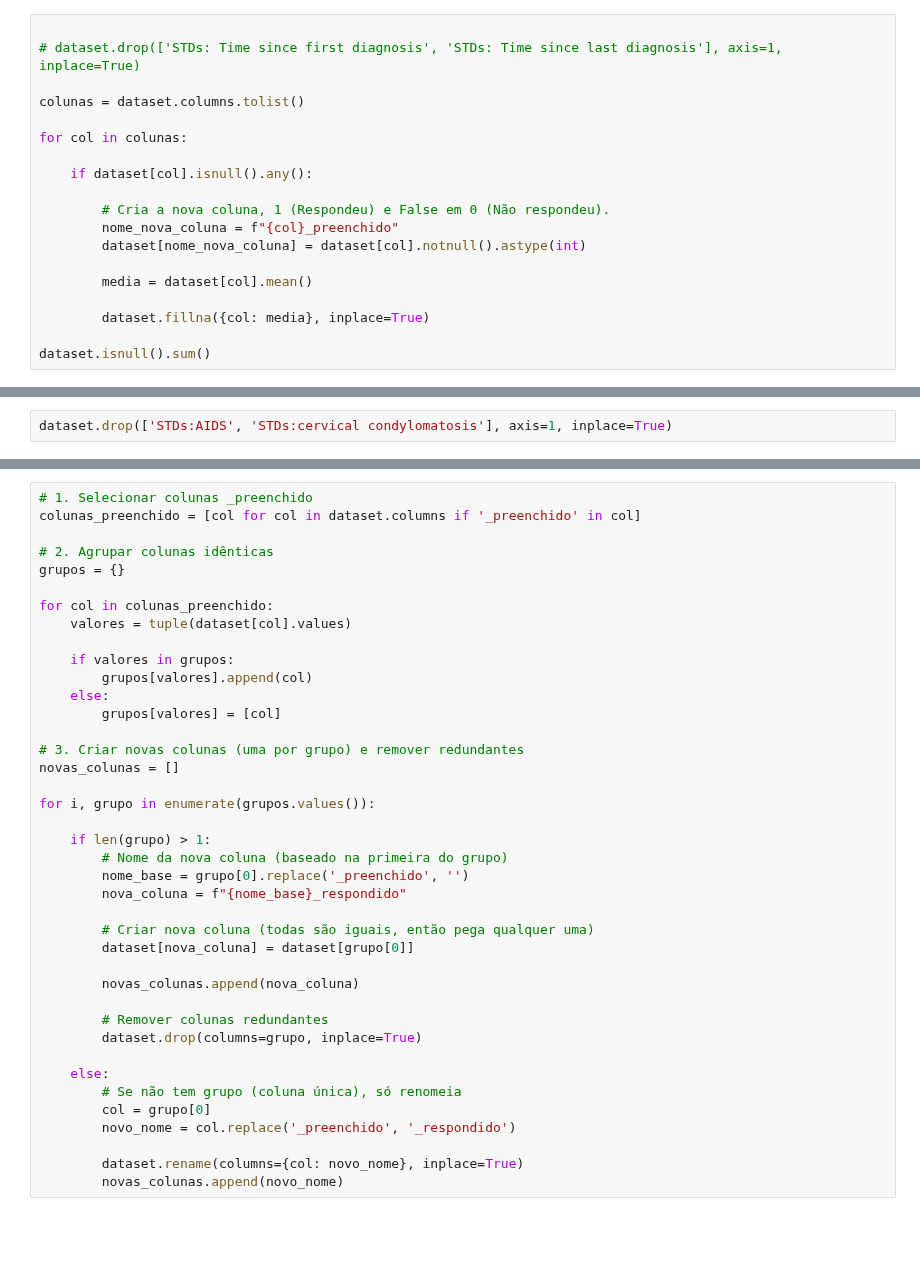
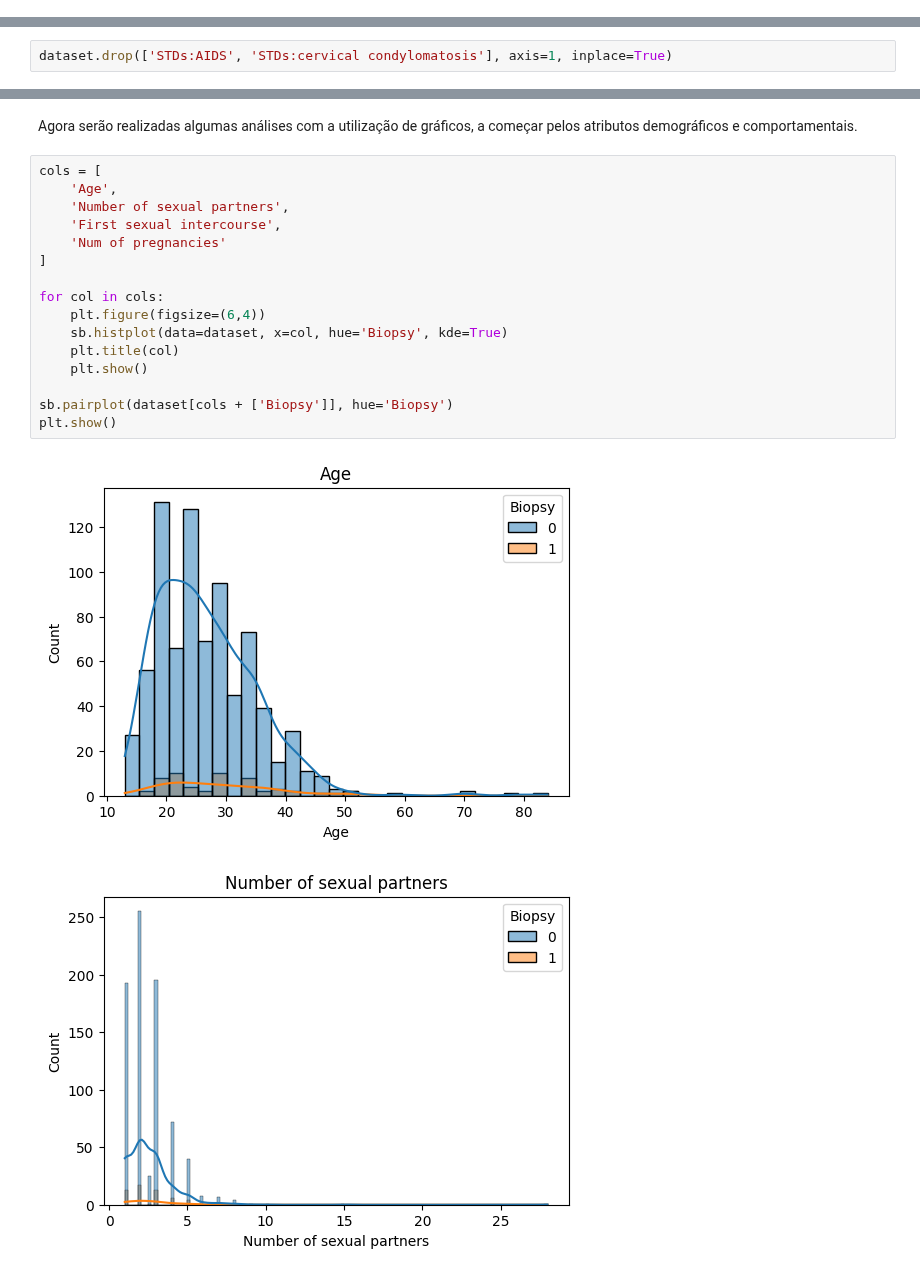
Before and after one commit to tech-challenge-fiap-GRUPO-2026/tech-challenge-fase1, a Jupyter notebook: init_cervical_cancer.ipynb, the cells around one changed output, grey strips where cells are left out. Drawn from its saved outputs; the diff is of its cells as text; blank space fills up the shorter version.

```diff
--- a/init_cervical_cancer.ipynb
+++ b/init_cervical_cancer.ipynb
@@ -78,19 +267,0 @@ A escolha da **média** faz sentido se associar ela às novas colunas, então o
-# %%
-
-# dataset.drop(['STDs: Time since first diagnosis', 'STDs: Time since last diagnosis'], axis=1, inplace=True)
-
-colunas = dataset.columns.tolist()
-
-for col in colunas:
-
-    if dataset[col].isnull().any():
-
-        # Cria a nova coluna, 1 (Respondeu) e False em 0 (Não respondeu).
-        nome_nova_coluna = f"{col}_preenchido"
-        dataset[nome_nova_coluna] = dataset[col].notnull().astype(int)
-
-        media = dataset[col].mean()
-
-        dataset.fillna({col: media}, inplace=True)
-
-dataset.isnull().sum()
@@ -203,40 +286,21 @@ Será feito o agrupamento no dataset
-# %%
-# 1. Selecionar colunas _preenchido
-colunas_preenchido = [col for col in dataset.columns if '_preenchido' in col]
-
-# 2. Agrupar colunas idênticas
-grupos = {}
-
-for col in colunas_preenchido:
-    valores = tuple(dataset[col].values)
-
-    if valores in grupos:
-        grupos[valores].append(col)
-    else:
-        grupos[valores] = [col]
-
-# 3. Criar novas colunas (uma por grupo) e remover redundantes
-novas_colunas = []
-
-for i, grupo in enumerate(grupos.values()):
-
-    if len(grupo) > 1:
-        # Nome da nova coluna (baseado na primeira do grupo)
-        nome_base = grupo[0].replace('_preenchido', '')
-        nova_coluna = f"{nome_base}_respondido"
-
-        # Criar nova coluna (todas são iguais, então pega qualquer uma)
-        dataset[nova_coluna] = dataset[grupo[0]]
-
-        novas_colunas.append(nova_coluna)
-
-        # Remover colunas redundantes
-        dataset.drop(columns=grupo, inplace=True)
-
-    else:
-        # Se não tem grupo (coluna única), só renomeia
-        col = grupo[0]
-        novo_nome = col.replace('_preenchido', '_respondido')
-
-        dataset.rename(columns={col: novo_nome}, inplace=True)
-        novas_colunas.append(novo_nome)
+# %% [markdown]
+Agora serão realizadas algumas análises com a utilização de gráficos, a começar pelos atributos demográficos e comportamentais.
+# %%
+cols = [
+    'Age',
+    'Number of sexual partners',
+    'First sexual intercourse',
+    'Num of pregnancies'
+]
+
+for col in cols:
+    plt.figure(figsize=(6,4))
+    sb.histplot(data=dataset, x=col, hue='Biopsy', kde=True)
+    plt.title(col)
+    plt.show()
+
+sb.pairplot(dataset[cols + ['Biopsy']], hue='Biopsy')
+plt.show()
+# %% [output]
+[figure, added]
+[figure, added]
```
Also changed, not shown: parts of 47 cells of this notebook.
